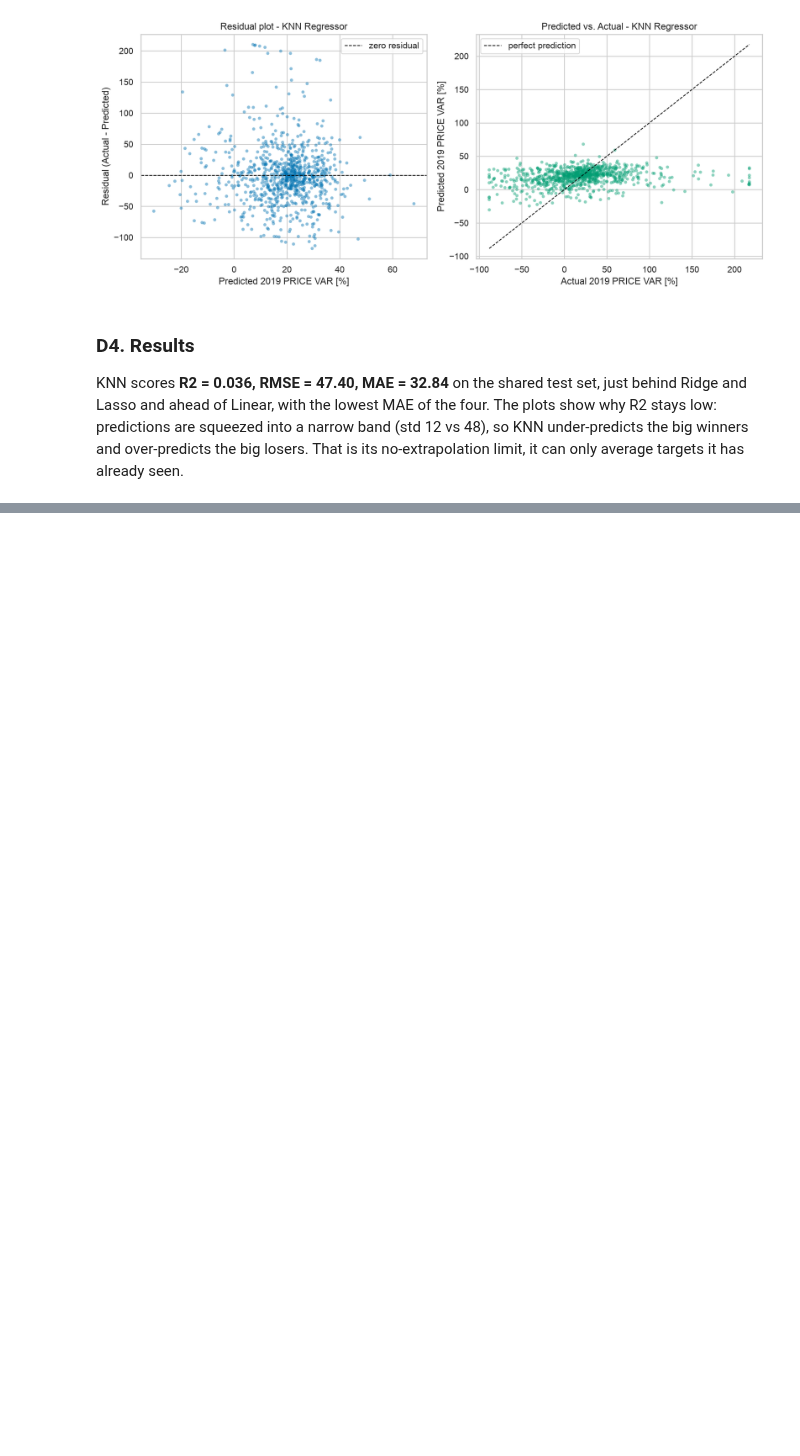
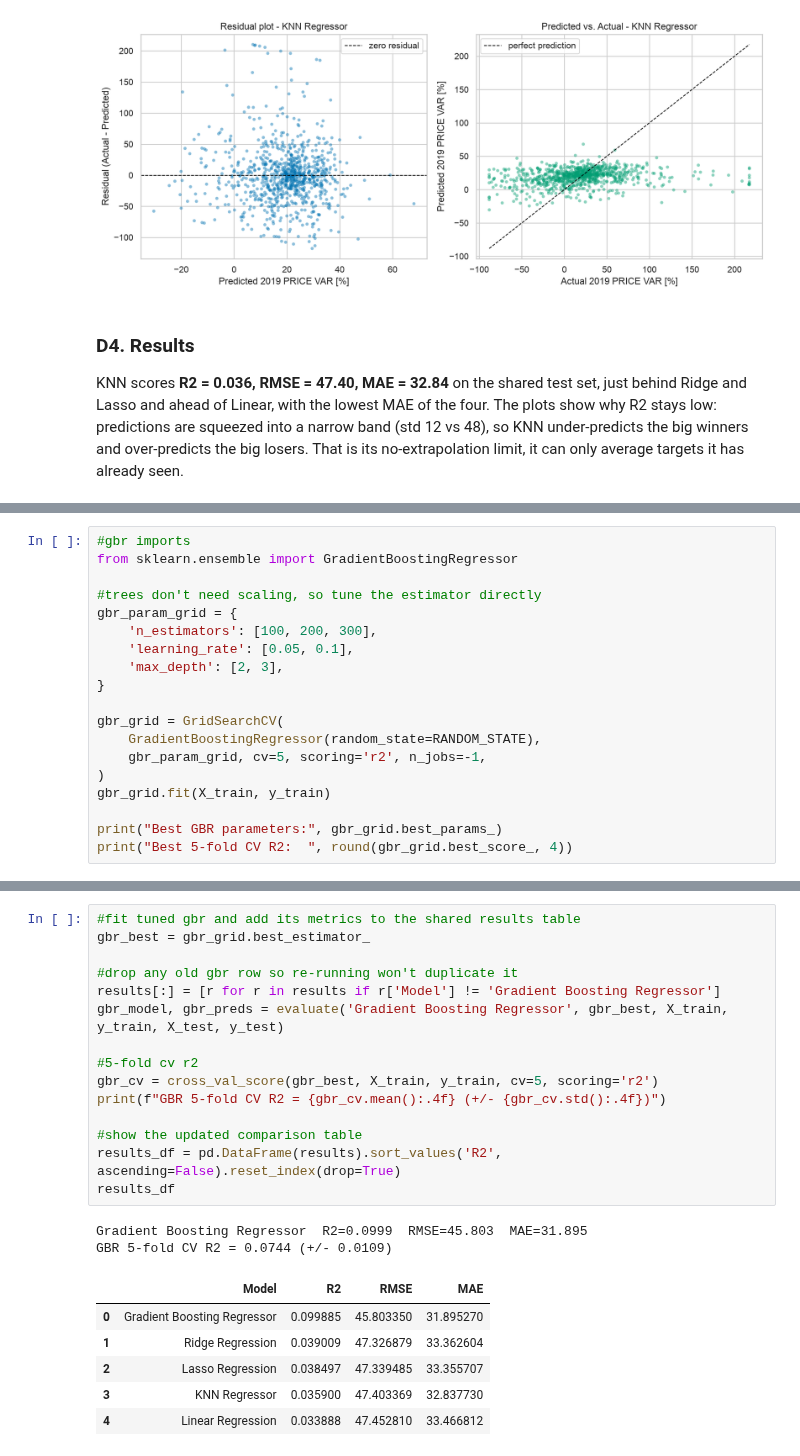
Before and after one commit to DominicKarolPeter/ML-Capstone_project, a Jupyter notebook: notebooks/regression.ipynb, the cells around one changed output, grey strips where cells are left out. Cells and saved outputs as stored; diff of their text form; blank space fills up the shorter version.

```diff
--- a/notebooks/regression.ipynb
+++ b/notebooks/regression.ipynb
@@ -527,0 +554,19 @@ That is its no-extrapolation limit, it can only average targets it has already s
+# %%
+#gbr imports
+from sklearn.ensemble import GradientBoostingRegressor
+
+#trees don't need scaling, so tune the estimator directly
+gbr_param_grid = {
+    'n_estimators': [100, 200, 300],
+    'learning_rate': [0.05, 0.1],
+    'max_depth': [2, 3],
+}
+
+gbr_grid = GridSearchCV(
+    GradientBoostingRegressor(random_state=RANDOM_STATE),
+    gbr_param_grid, cv=5, scoring='r2', n_jobs=-1,
+)
+gbr_grid.fit(X_train, y_train)
+
+print("Best GBR parameters:", gbr_grid.best_params_)
+print("Best 5-fold CV R2:  ", round(gbr_grid.best_score_, 4))
@@ -527,0 +583,24 @@ That is its no-extrapolation limit, it can only average targets it has already s
+# %%
+#fit tuned gbr and add its metrics to the shared results table
+gbr_best = gbr_grid.best_estimator_
+
+#drop any old gbr row so re-running won't duplicate it
+results[:] = [r for r in results if r['Model'] != 'Gradient Boosting Regressor']
+gbr_model, gbr_preds = evaluate('Gradient Boosting Regressor', gbr_best, X_train, y_train, X_test, y_test)
+
+#5-fold cv r2
+gbr_cv = cross_val_score(gbr_best, X_train, y_train, cv=5, scoring='r2')
+print(f"GBR 5-fold CV R2 = {gbr_cv.mean():.4f} (+/- {gbr_cv.std():.4f})")
+
+#show the updated comparison table
+results_df = pd.DataFrame(results).sort_values('R2', ascending=False).reset_index(drop=True)
+results_df
+# %% [output]
+Gradient Boosting Regressor  R2=0.0999  RMSE=45.803  MAE=31.895
+GBR 5-fold CV R2 = 0.0744 (+/- 0.0109)
+|  | Model | R2 | RMSE | MAE |
+| 0 | Gradient Boosting Regressor | 0.099885 | 45.803350 | 31.895270 |
+| 1 | Ridge Regression | 0.039009 | 47.326879 | 33.362604 |
+| 2 | Lasso Regression | 0.038497 | 47.339485 | 33.355707 |
+| 3 | KNN Regressor | 0.035900 | 47.403369 | 32.837730 |
+| 4 | Linear Regression | 0.033888 | 47.452810 | 33.466812 |
```
Also changed, not shown: parts of 7 cells of this notebook, 2 other files.
